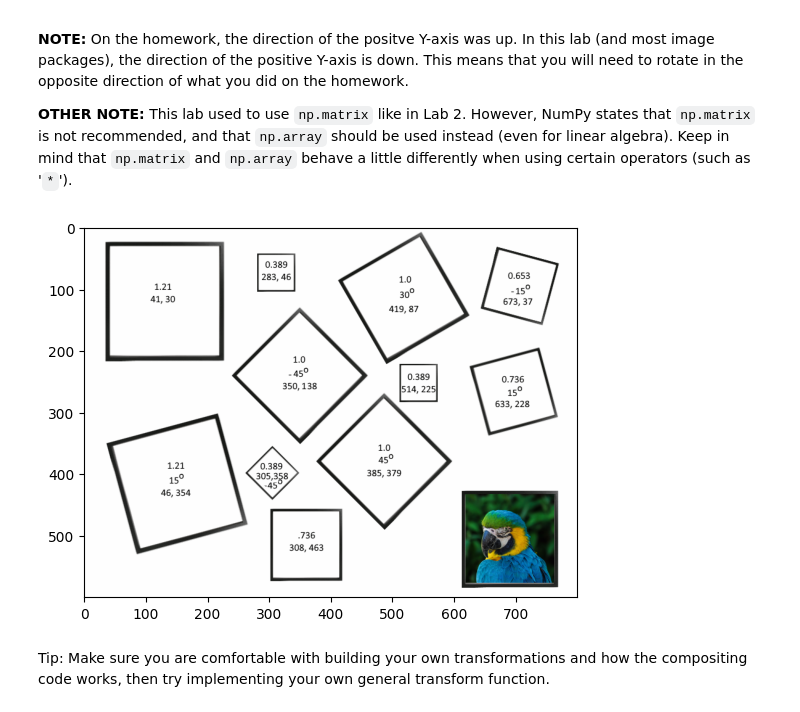
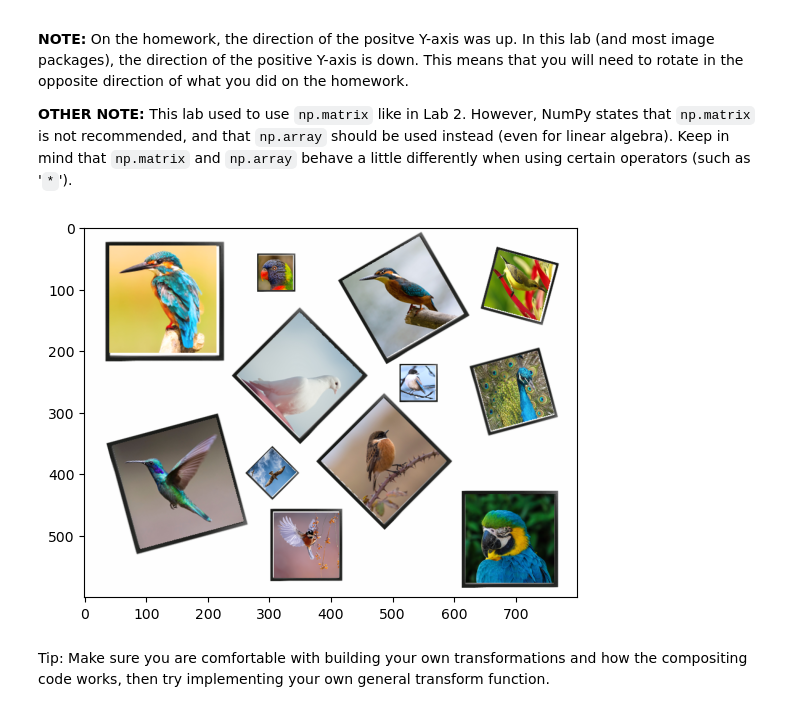
Before and after one commit to tristan-brown1/CS-355, a Jupyter notebook: Lab4/Lab4-ImageTransformations.ipynb, the cells around one changed output. Cells and saved outputs as stored; diff of their text form; code cells hidden in the pictures.

```diff
--- a/Lab4/Lab4-ImageTransformations.ipynb
+++ b/Lab4/Lab4-ImageTransformations.ipynb
@@ -34,33 +34,106 @@ def compose(frame, image, transformation):
     mask = Image.fromarray(vals).convert("1")
 
     #Composite images together
     result = Image.composite(image,frame,mask)
 
     return result
 
 
 #Open the two images
 filename = "PictureFrameCollage.png"
 frame = Image.open(filename).convert("RGB")
 
+
 filename0 = "Bird0.png"
+filename1 = "Bird1.png"
+filename2 = "Bird2.png"
+filename3 = "Bird3.png"
+filename4 = "Bird4.png"
+filename5 = "Bird5.png"
+filename6 = "Bird6.png"
+filename7 = "Bird7.png"
+filename8 = "Bird8.png"
+filename9 = "Bird9.png"
+filename10 = "Bird10.png"
+filename11 = "Bird11.png"
+
+
+
 im = Image.open(filename0).convert("RGB")
+im1 = Image.open(filename1).convert("RGB")
+im2 = Image.open(filename2).convert("RGB")
+im3 = Image.open(filename3).convert("RGB")
+im4 = Image.open(filename4).convert("RGB")
+im5 = Image.open(filename5).convert("RGB")
+im6 = Image.open(filename6).convert("RGB")
+im7 = Image.open(filename7).convert("RGB")
+im8 = Image.open(filename8).convert("RGB")
+im9 = Image.open(filename9).convert("RGB")
+im10 = Image.open(filename10).convert("RGB")
+im11 = Image.open(filename11).convert("RGB")
+
+
 
 #Define the transformation to the first picture frame
 transformation = np.array([[1,0,619],
                            [0,1,433],
                            [0,0,1]])
+transformation1 = np.array([[1.21,0,41],
+                           [0,1.21,30],
+                           [0,0,1]])
+transformation2 = np.array([[.736,0,308],
+                           [0,.736,463],
+                           [0,0,1]])
+transformation3 = np.array([[.389,0,514],
+                           [0,.389,225],
+                           [0,0,1]])
+transformation4 = np.array([[.389,0,283],
+                           [0,.389,46],
+                           [0,0,1]])
+transformation5 = np.array([[1.21 * np.cos(15 * (np.pi/180)),1.21 * np.sin(15 * (np.pi/180)),46],
+                           [-1.21 * np.sin(15 * (np.pi/180)),1.21 * np.cos(15 * (np.pi/180)),354],
+                           [0,0,1]])
+transformation6 = np.array([[np.cos(-45 * (np.pi/180)),np.sin(-45 * (np.pi/180)),350],
+                           [-1 * np.sin(-45 * (np.pi/180)),np.cos(-45 * (np.pi/180)),138],
+                           [0,0,1]])
+transformation7 = np.array([[0.389 * np.cos(-45 * (np.pi/180)),0.389 * np.sin(-45 * (np.pi/180)),305],
+                           [-0.389 * np.sin(-45 * (np.pi/180)),0.389 * np.cos(-45 * (np.pi/180)),358],
+                           [0,0,1]])
+transformation8 = np.array([[np.cos(45 * (np.pi/180)),np.sin(45 * (np.pi/180)),385],
+                           [-1 * np.sin(45 * (np.pi/180)),np.cos(45 * (np.pi/180)),379],
+                           [0,0,1]])
+transformation9 = np.array([[np.cos(30 * (np.pi/180)),np.sin(30 * (np.pi/180)),419],
+                           [-1 * np.sin(30 * (np.pi/180)),np.cos(30 * (np.pi/180)),87],
+                           [0,0,1]])
+transformation10 = np.array([[.653 * np.cos(-15 * (np.pi/180)),.653 * np.sin(-15 * (np.pi/180)),673],
+                           [-.653 * np.sin(-15 * (np.pi/180)),.653 * np.cos(-15 * (np.pi/180)),37],
+                           [0,0,1]])
+transformation11 = np.array([[.736 * np.cos(15 * (np.pi/180)),.736 * np.sin(15 * (np.pi/180)),633],
+                           [-.736 * np.sin(15 * (np.pi/180)),.736 * np.cos(15 * (np.pi/180)),228],
+                           [0,0,1]])
+
 
 #Compose the two images together
 result = compose(frame, im, transformation)
+result = compose(result, im1, transformation1)
+result = compose(result, im2, transformation2)
+result = compose(result, im3, transformation3)
+result = compose(result, im4, transformation4)
+result = compose(result, im5, transformation5)
+result = compose(result, im6, transformation6)
+result = compose(result, im7, transformation7)
+result = compose(result, im8, transformation8)
+result = compose(result, im9, transformation9)
+result = compose(result, im10, transformation10)
+result = compose(result, im11, transformation11)
 
 #Show the result
 plt.imshow(result)
 plt.show()
 
 #Uncomment this line if you want to save the image
 #result.save("Output.png")
 # %% [output]
-[figure, old version]
+[figure, new version]
 # %% [markdown]
 Tip: Make sure you are comfortable with building your own transformations and how the compositing code works, then try implementing your own general transform function.
```
Also changed, not shown: 14 other files.
